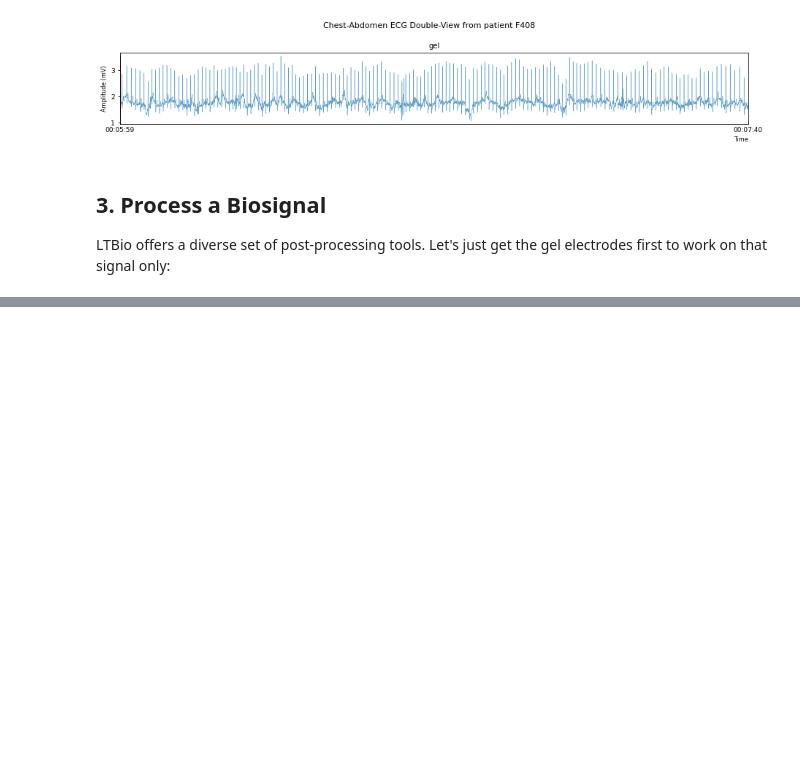
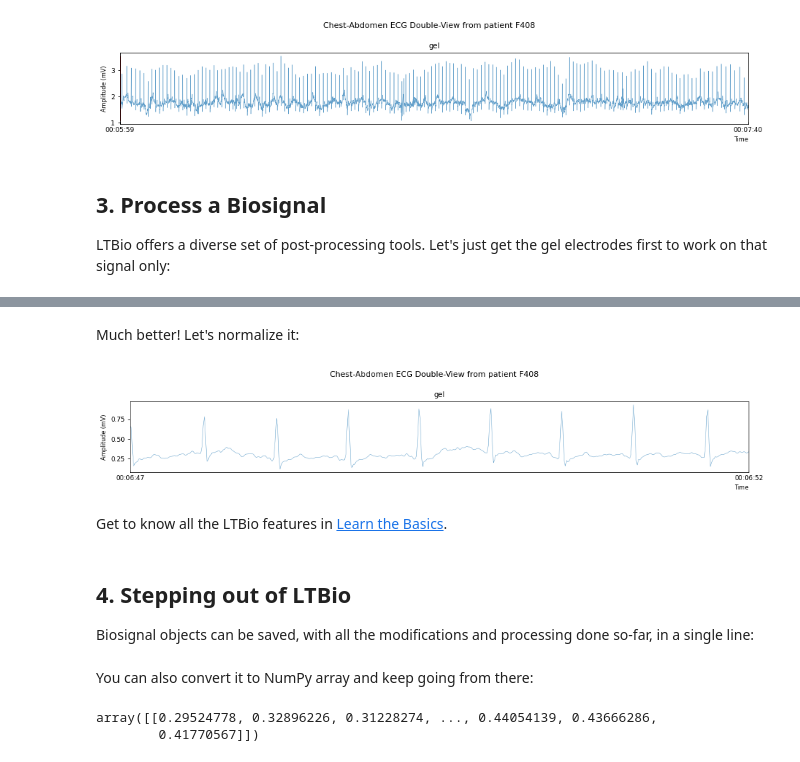
Before and after one commit to jomy-kk/LTBio, a Jupyter notebook: researchjournal/2023_05_25/biosignal.ipynb, the cells around one changed output, grey strips where cells are left out. Drawn from its saved outputs; the diff is of its cells as text; code cells hidden in the pictures; blank space fills up the shorter version.

```diff
--- a/researchjournal/2023_05_25/ltbio.ipynb
+++ b/researchjournal/2023_05_25/biosignal.ipynb
@@ -136,0 +140,17 @@ plot_comparison((gel_ecg.preview, filtered_gel_ecg.preview))  # plot the results
+# %% [markdown]
+Much better! Let's normalize it:
+# %%
+from ltbio.processing.formaters import Normalizer
+
+normalizer = Normalizer(method='minmax')  # design the normalizer
+gel_ecg = normalizer(gel_ecg)
+
+gel_ecg.preview.plot()
+# %% [output]
+[figure, added]
+# %% [markdown]
+Get to know all the LTBio features in [Learn the Basics](https://ltbio.readthedocs.io/en/latest/learn/learn.html).
+# %% [markdown]
+## 4. Stepping out of LTBio
+
+Biosignal objects can be saved, with all the modifications and processing done so-far, in a single line:
@@ -136,0 +159,7 @@ plot_comparison((gel_ecg.preview, filtered_gel_ecg.preview))  # plot the results
+# %% [markdown]
+You can also convert it to NumPy array and keep going from there:
+# %%
+gel_ecg.to_array()
+# %% [output]
+array([[0.29524778, 0.32896226, 0.31228274, ..., 0.44054139, 0.43666286,
+        0.41770567]])
```
Also changed, not shown: parts of 10 cells of this notebook, 3 other files.
